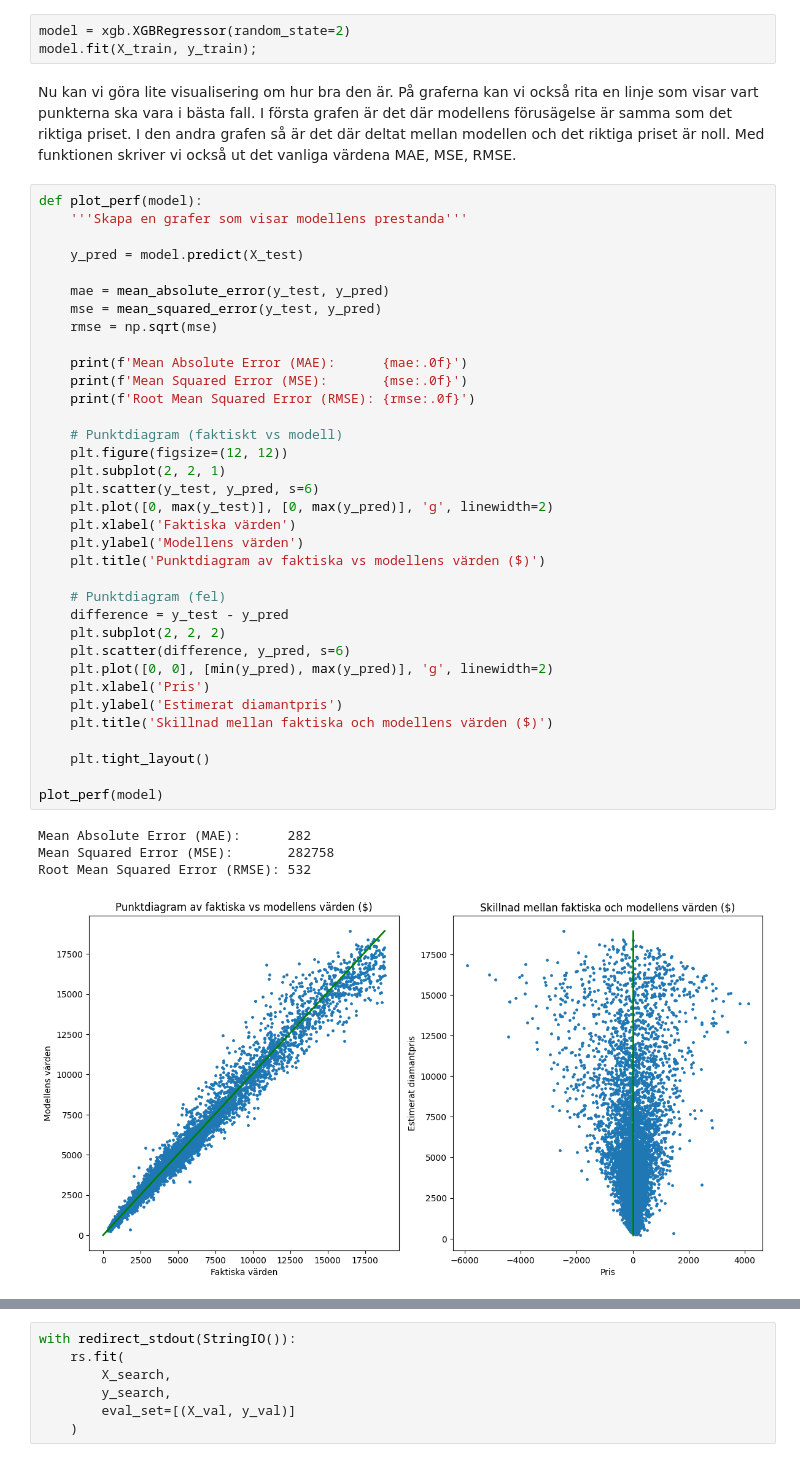
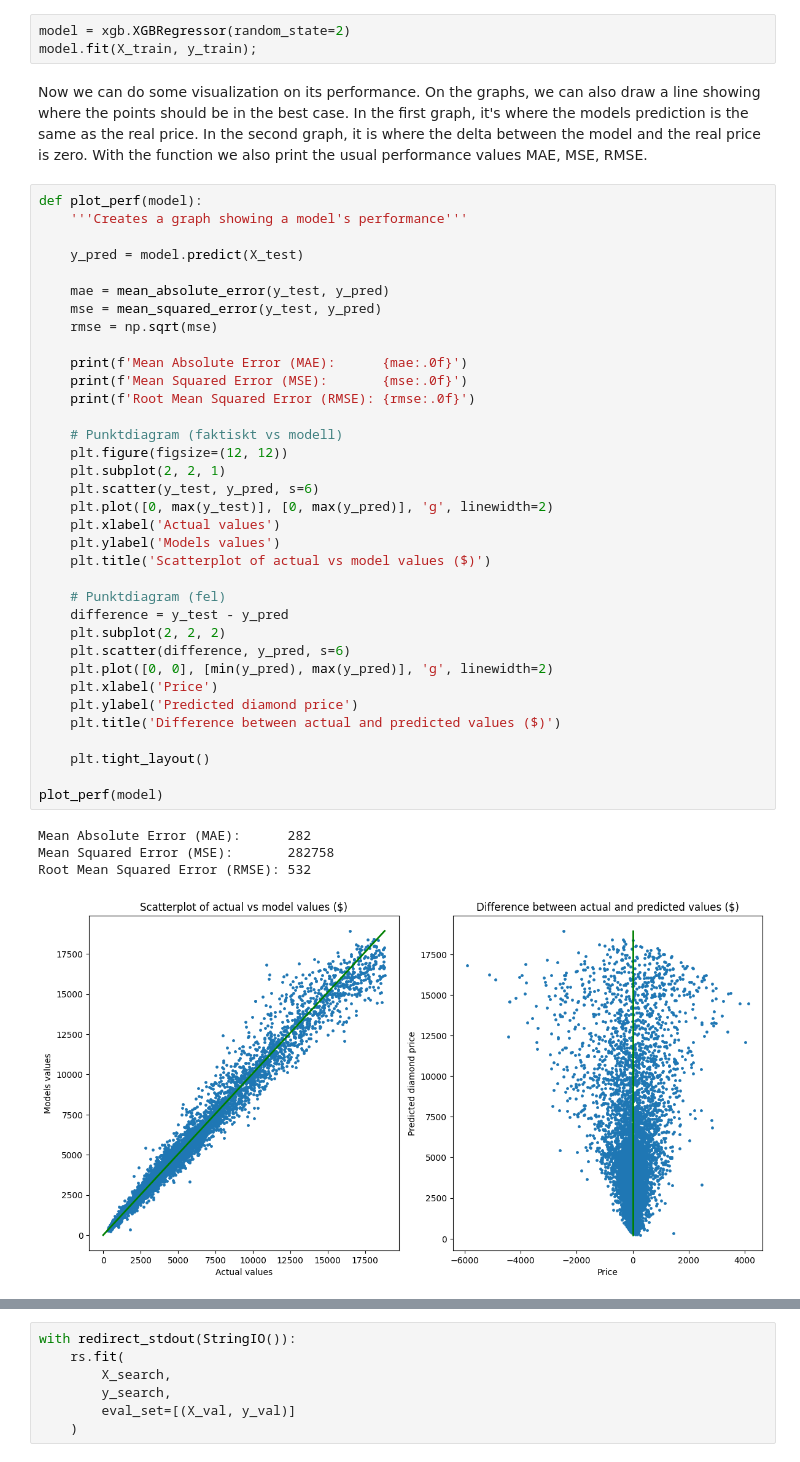
Before and after one commit to Algaras-dev/Diamond-Price-Prediction-Model, a Jupyter notebook: Förutsägelse av diamantpris.ipynb, the cells around one changed output, grey strips where cells are left out. Saved outputs shown, nothing was run; the diff lists cells and outputs as text.

```diff
--- a/Förutsägelse av diamantpris.ipynb
+++ b/Förutsägelse av diamantpris.ipynb
@@ -136,45 +136,45 @@ Vi skapar den mest grundläggande versionen som går och testar hur bra den fung
 model = xgb.XGBRegressor(random_state=2)
 model.fit(X_train, y_train);
 # %% [markdown]
-Nu kan vi göra lite visualisering om hur bra den är. På graferna kan vi också rita en linje som visar vart punkterna ska vara i bästa fall. I första grafen är det där modellens förusägelse är samma som det riktiga priset. I den andra grafen så är det där deltat mellan modellen och det riktiga priset är noll. Med funktionen skriver vi också ut det vanliga värdena MAE, MSE, RMSE.
+Now we can do some visualization on its performance. On the graphs, we can also draw a line showing where the points should be in the best case. In the first graph, it's where the models prediction is the same as the real price. In the second graph, it is where the delta between the model and the real price is zero. With the function we also print the usual performance values MAE, MSE, RMSE.
 # %%
 def plot_perf(model):
-    '''Skapa en grafer som visar modellens prestanda'''
+    '''Creates a graph showing a model's performance'''
 
     y_pred = model.predict(X_test)
 
     mae = mean_absolute_error(y_test, y_pred)
     mse = mean_squared_error(y_test, y_pred)
     rmse = np.sqrt(mse)
 
     print(f'Mean Absolute Error (MAE):      {mae:.0f}')
     print(f'Mean Squared Error (MSE):       {mse:.0f}')
     print(f'Root Mean Squared Error (RMSE): {rmse:.0f}')
 
     # Punktdiagram (faktiskt vs modell)
     plt.figure(figsize=(12, 12))
     plt.subplot(2, 2, 1)
     plt.scatter(y_test, y_pred, s=6)
     plt.plot([0, max(y_test)], [0, max(y_pred)], 'g', linewidth=2)
-    plt.xlabel('Faktiska värden')
-    plt.ylabel('Modellens värden')
-    plt.title('Punktdiagram av faktiska vs modellens värden ($)')
+    plt.xlabel('Actual values')
+    plt.ylabel('Models values')
+    plt.title('Scatterplot of actual vs model values ($)')
 
     # Punktdiagram (fel)
     difference = y_test - y_pred
     plt.subplot(2, 2, 2)
     plt.scatter(difference, y_pred, s=6)
     plt.plot([0, 0], [min(y_pred), max(y_pred)], 'g', linewidth=2)
-    plt.xlabel('Pris')
-    plt.ylabel('Estimerat diamantpris')
-    plt.title('Skillnad mellan faktiska och modellens värden ($)')
+    plt.xlabel('Price')
+    plt.ylabel('Predicted diamond price')
+    plt.title('Difference between actual and predicted values ($)')
 
     plt.tight_layout()
 
 plot_perf(model)
 # %% [output]
 Mean Absolute Error (MAE):      282
 Mean Squared Error (MSE):       282758
 Root Mean Squared Error (RMSE): 532
-[figure, old version]
+[figure, new version]
 # %% [markdown]
```
Also changed, not shown: parts of 24 cells of this notebook.
